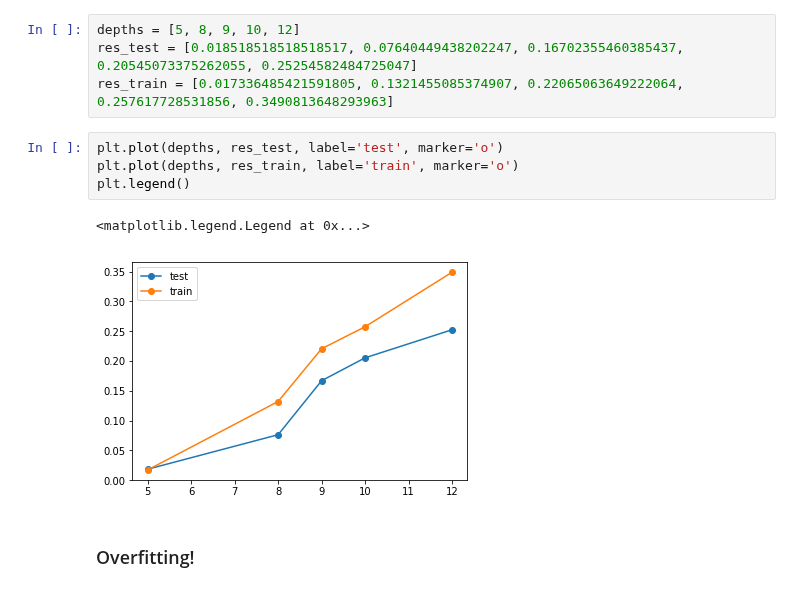
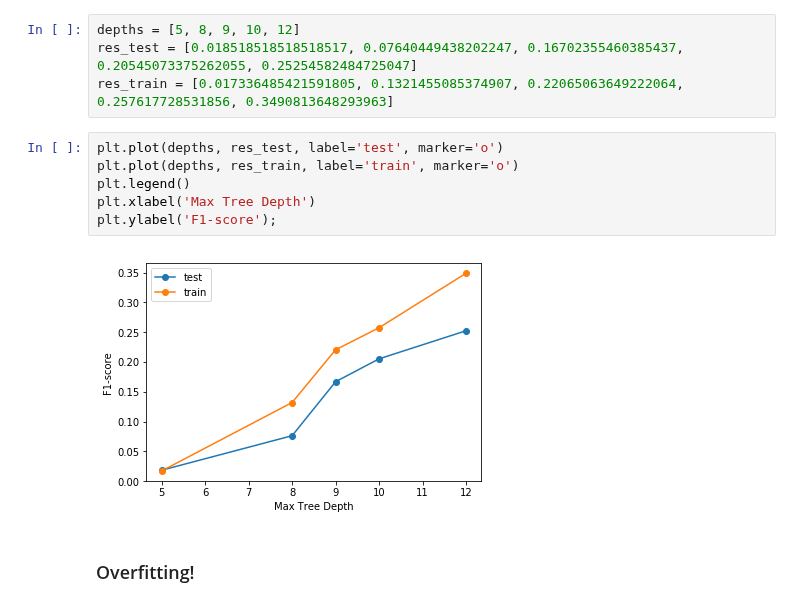
Before and after one commit to kbfreder/phishing-urls, a Jupyter notebook: notebooks/05-model_tuning.ipynb, the cells around one changed output. Drawn from its saved outputs; the diff is of its cells as text.

```diff
--- a/notebooks/05-model_tuning.ipynb
+++ b/notebooks/05-model_tuning.ipynb
@@ -263,10 +263,11 @@ res_train = [0.017336485421591805, 0.1321455085374907, 0.22065063649222064, 0.25
 # %%
 plt.plot(depths, res_test, label='test', marker='o')
 plt.plot(depths, res_train, label='train', marker='o')
 plt.legend()
+plt.xlabel('Max Tree Depth')
+plt.ylabel('F1-score');
 # %% [output]
-<matplotlib.legend.Legend at 0x...>
-[figure, old version]
+[figure, new version]
 # %% [markdown]
 ### Overfitting!
 # %% [markdown]
```
Also changed, not shown: parts of 3 cells of this notebook, 6 other files.
